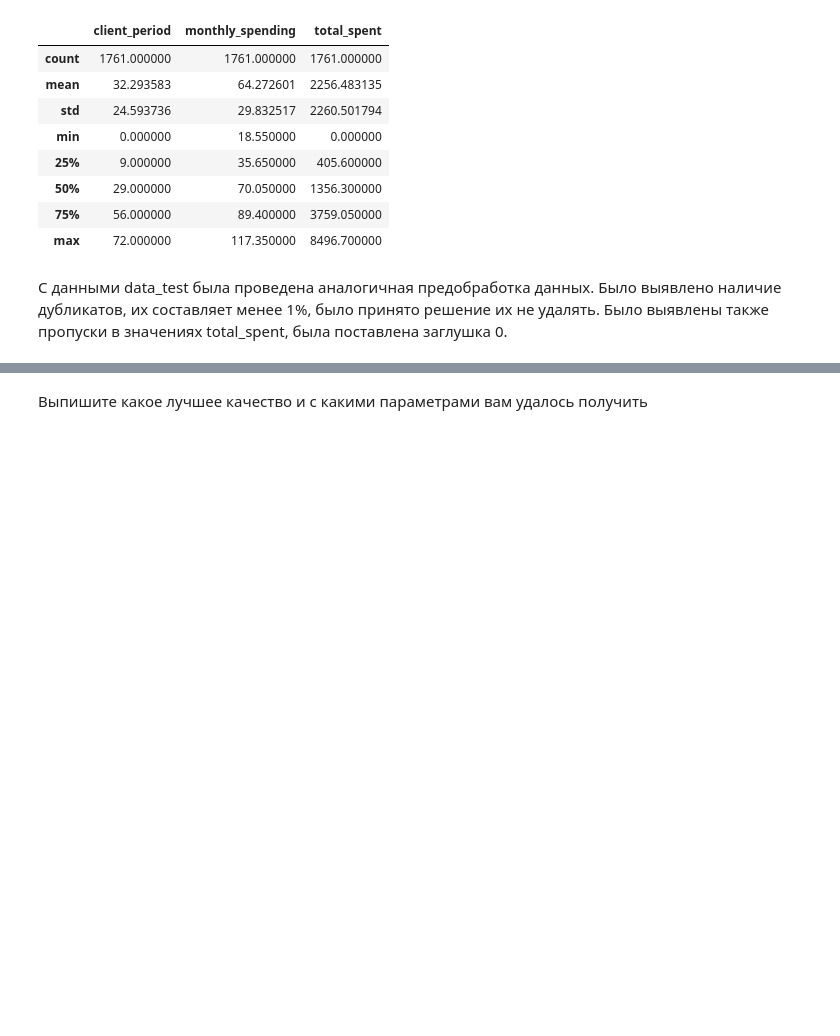
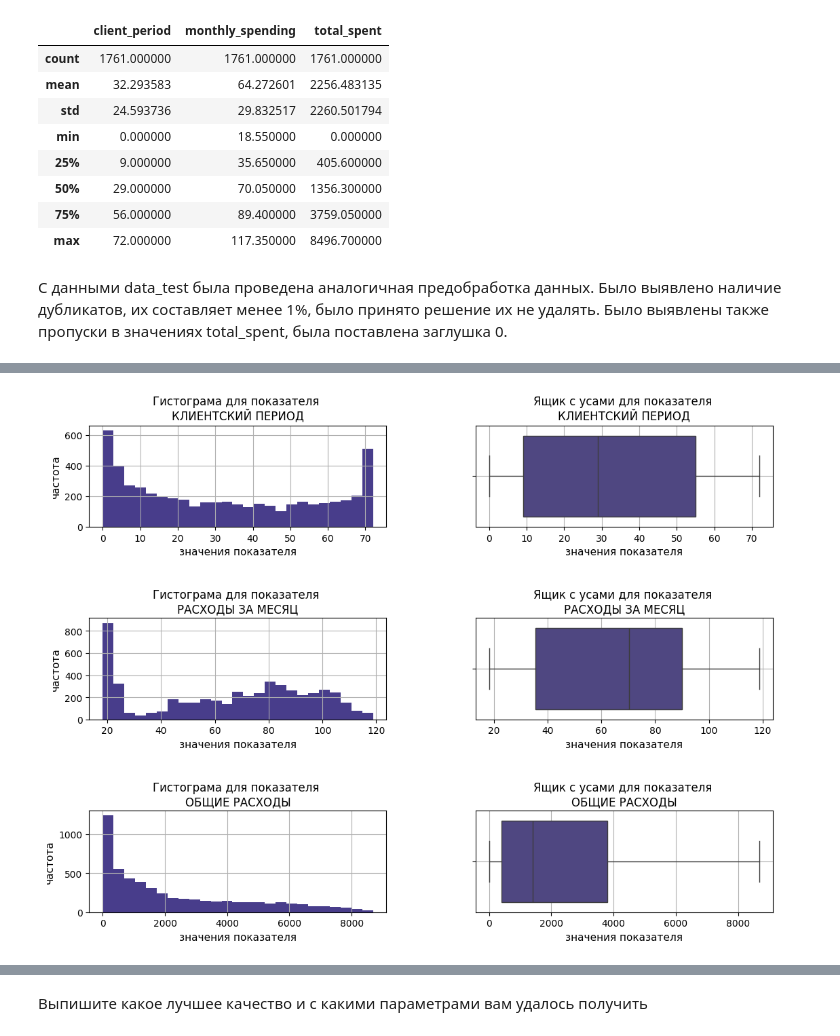
Before and after one commit to ValentinaZubareva2906/deep_learning_mipt, a Jupyter notebook: неделя 3 "Отток клиентов"/note.ipynb, the cells around one changed output, grey strips where cells are left out. Cells and saved outputs as stored; diff of their text form; code cells hidden in the pictures; blank space fills up the shorter version.

```diff
--- a/неделя 3 "Отток клиентов"/note.ipynb
+++ b/неделя 3 "Отток клиентов"/note.ipynb
@@ -482,0 +470,29 @@ display(data_test[['client_period', 'monthly_spending', 'total_spent']].describe
+# %%
+position = 0
+plt.figure(figsize=[13,13])
+plt.subplots_adjust(wspace=0.3, hspace=0.9)
+
+list = ['client_period', 'monthly_spending', 'total_spent']
+list_1 = ['клиентский период', 'расходы за месяц', 'общие расходы']
+
+for name in list:
+    position += 1
+
+    df1 = data_train[name]
+    name_1 = list_1[list.index(name)]
+    plt.subplot(4, 2, position)
+    df1.plot(kind = 'hist', color = '#483D8B', bins = 25)
+    plt.title(f'Гистограма для показателя \n{name_1.upper()}', fontsize=12)
+    plt.xlabel('значения показателя', fontsize=11)
+    plt.ylabel('частота', fontsize=11)
+    plt.grid(True)
+
+    position += 1
+    df2 = data_train[name]
+    plt.subplot(4, 2, position)
+    sns.boxplot(x= df2,color = '#483D8B')
+    plt.title(f'Ящик с усами для показателя \n{name_1.upper()}', fontsize=12)
+    plt.xlabel('значения показателя',fontsize=11)
+    plt.grid(True);
+# %% [output]
+[figure, added]
```
Also changed, not shown: parts of 21 cells of this notebook.
